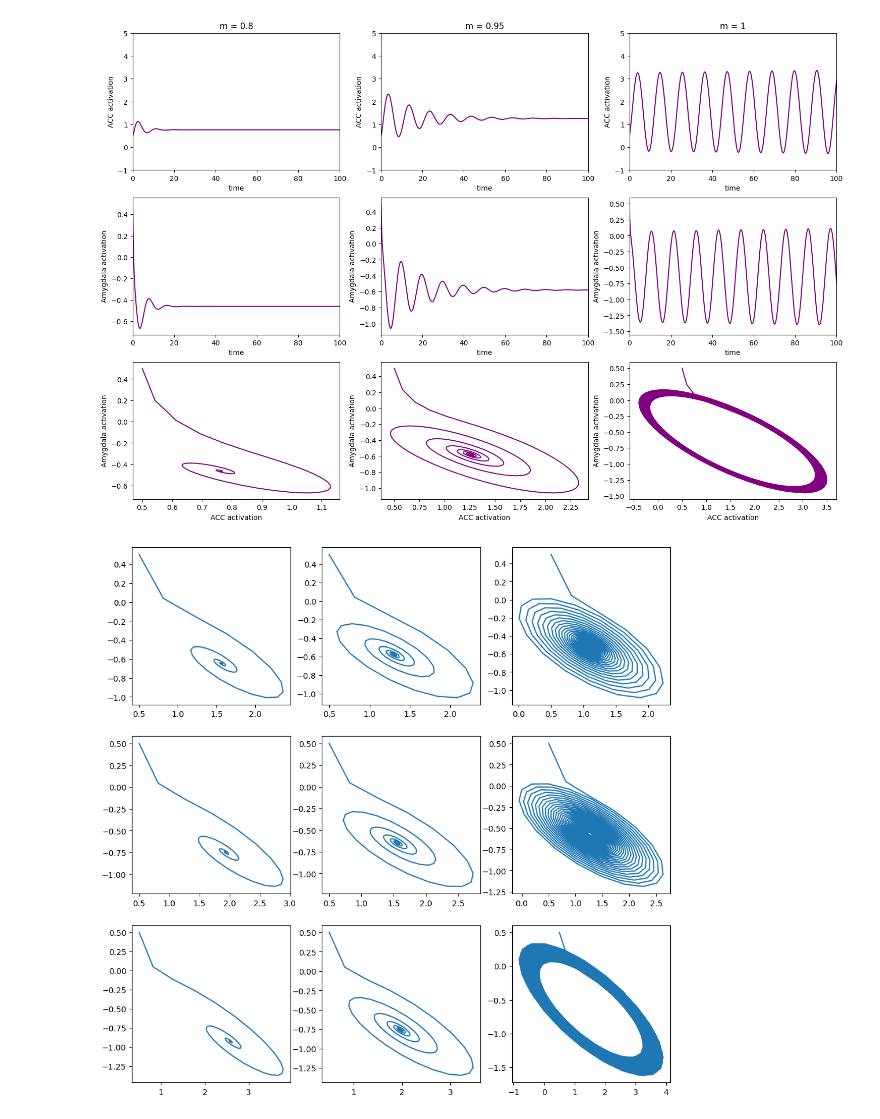
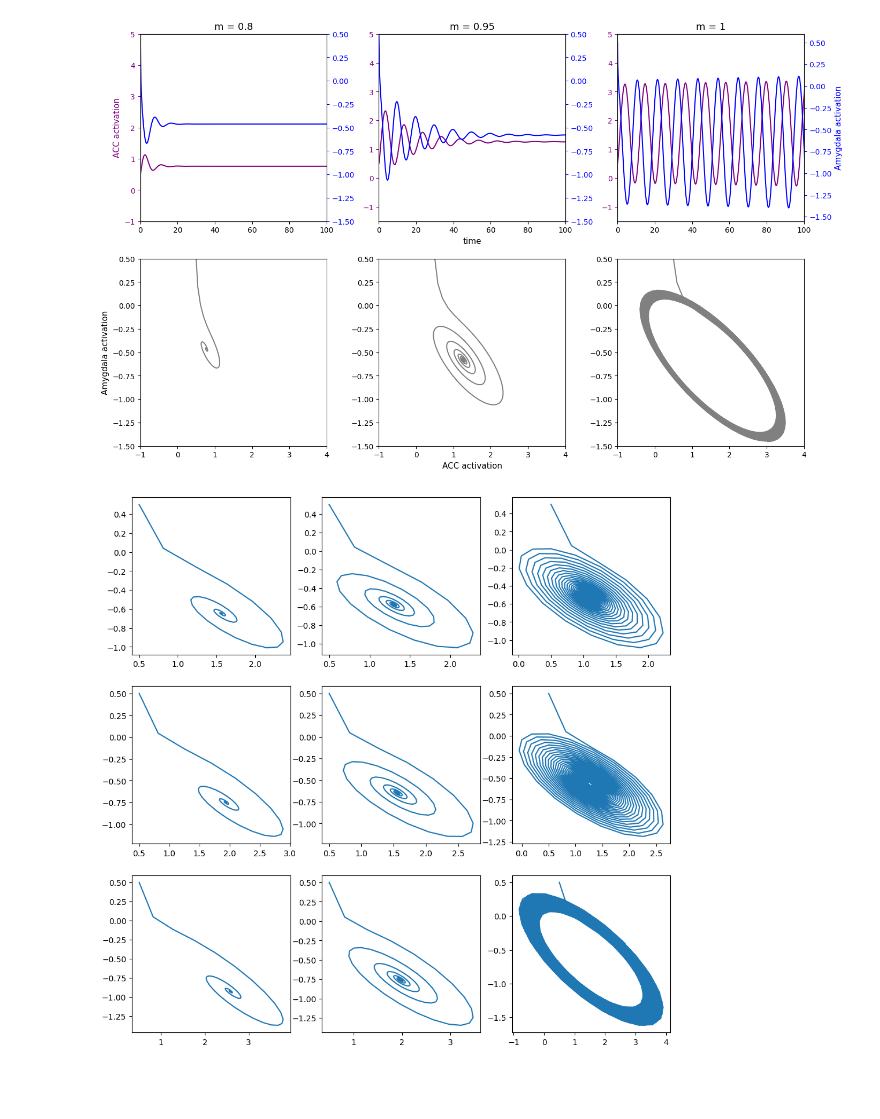
Before and after one commit to emilyrdavies/BSCI435-Final, a Jupyter notebook: code.ipynb, the cells around one changed output. Cells and saved outputs as stored; diff of their text form; code cells hidden in the pictures; blank space fills up the shorter version.

```diff
--- a/code.ipynb
+++ b/code.ipynb
@@ -63,72 +63,84 @@ pars['b2'] = 1.2
 x = (0.5, 0.5, 0.5, 0.5, 0.5, 0.5)
 t = np.linspace(0, 200, 1000)
 
-fig, axes = plt.subplots(3, 3, figsize=(18,12))
+fig, axes = plt.subplots(2, 3, figsize=(16,10))
 axes = axes.flatten()
+fig.subplots_adjust(wspace=0.28)
 
 pars['m'] = 0.8
 data = integrate.odeint(network, x, t, args=(pars,))
-axes[0].set_title("m = 0.8")
+axes[0].set_title("m = 0.8", fontsize=13)
 axes[0].set_xlim(0,100)
 axes[0].set_ylim(-1,5)
-axes[0].set_xlabel("time")
-axes[0].set_ylabel("ACC activation")
+#axes[0].set_xlabel("time", fontsize=11)
+axes[0].set_ylabel("ACC activation", color="purple", fontsize=11)
 axes[0].plot(t, data[:,1], color="purple")
+axes0 = axes[0].twinx()
+axes0.set_ylim(-1.5,0.5)
+axes0.plot(t, data[:,2], color="blue")
+#axes0.set_ylabel("Amygdala activation", color="blue", fontsize=11)
 
-axes[3].set_xlim(0,100)
-#axes[2].set_ylim(-1,5)
-axes[3].set_xlabel("time")
-axes[3].set_ylabel("Amygdala activation")
-axes[3].plot(t, data[:,2], color="purple")
+axes[0].tick_params(axis='y', colors='purple')
+axes0.tick_params(axis='y', colors='blue')
 
-axes[6].plot(data[:,1], data[:,2], color="purple")
-axes[6].set_xlabel("ACC activation")
-axes[6].set_ylabel("Amygdala activation")
+axes[3].plot(data[:,1], data[:,2], color="gray")
+#axes[3].set_xlabel("ACC activation", fontsize=11)
+axes[3].set_ylabel("Amygdala activation", fontsize=11)
+axes[3].set_ylim(-1.50, 0.5)
+axes[3].set_xlim(-1, 4)
 
 pars['m'] = 0.95
 data = integrate.odeint(network, x, t, args=(pars,))
-axes[1].set_title("m = 0.95")
+axes[1].set_title("m = 0.95", fontsize=13)
 axes[1].set_xlim(0,100)
 axes[1].set_ylim(-1,5)
-axes[1].set_xlabel("time")
-axes[1].set_ylabel("ACC activation")
+axes[1].set_xlabel("time", fontsize=11)
+#axes[1].set_ylabel("ACC activation", color="purple", fontsize=11)
 axes[1].plot(t, data[:,1], color="purple")
 
-axes[4].set_xlim(0,100)
-#axes[2].set_ylim(-1,5)
-axes[4].set_xlabel("time")
-axes[4].set_ylabel("Amygdala activation")
-axes[4].plot(t, data[:,2], color="purple")
+axes1 = axes[1].twinx()
+axes1.set_ylim(-1.5,0.5)
+#axes1.set_ylabel("Amygdala activation", color="blue", fontsize=11)
+axes1.plot(t, data[:,2], color="blue")
+axes[1].set_ylim(-1.5,5)
 
-axes[7].plot(data[:,1], data[:,2],color="purple")
-axes[7].set_xlabel("ACC activation")
-axes[7].set_ylabel("Amygdala activation")
+axes[1].tick_params(axis='y', colors='purple')
+axes1.tick_params(axis='y', colors='blue')
+
+axes[4].plot(data[:,1], data[:,2],color="gray")
+axes[4].set_xlabel("ACC activation", fontsize=11)
+#axes[4].set_ylabel("Amygdala activation", fontsize=11)
+axes[4].set_ylim(-1.50, 0.5)
+axes[4].set_xlim(-1, 4)
 
 pars['m'] = 1
 data = integrate.odeint(network, x, t, args=(pars,))
-axes[2].set_title("m = 1")
+axes[2].set_title("m = 1", fontsize=13)
 axes[2].set_xlim(0,100)
-axes[2].set_ylim(-1,5)
-axes[2].set_xlabel("time")
-axes[2].set_ylabel("ACC activation")
+axes2.set_ylim(-1.5,0.5)
+#axes[2].set_xlabel("time", fontsize=11)
+#axes[2].set_ylabel("ACC activation", color="purple", fontsize=11)
 axes[2].plot(t, data[:,1], color="purple")
+axes[2].set_ylim(-1.5,5)
+axes2 = axes[2].twinx()
+axes2.plot(t, data[:,2],color="blue")
+axes2.set_ylabel("Amygdala activation", color="blue", fontsize=11)
 
-axes[5].set_xlim(0,100)
-#axes[3].set_ylim(-1,5)
-axes[5].plot(t, data[:,2],color="purple")
-axes[5].set_xlabel("time")
-axes[5].set_ylabel("Amygdala activation")
+axes[2].tick_params(axis='y', colors='purple')
+axes2.tick_params(axis='y', colors='blue')
 
-axes[8].plot(data[:,1], data[:,2], color="purple")
-axes[8].set_xlabel("ACC activation")
-axes[8].set_ylabel("Amygdala activation")
+axes[5].plot(data[:,1], data[:,2], color="gray")
+axes[5].set_ylim(-1.50, 0.5)
+axes[5].set_xlim(-1, 4)
+#axes[5].set_xlabel("ACC activation", fontsize=11)
+#axes[5].set_ylabel("Amygdala activation", fontsize=11)
 
 
 fig.savefig("alt_ms.png", dpi=300, bbox_inches='tight')
 
 #h
 # %% [output]
-[figure, old version]
+[figure, new version]
 # %%
 # REPRODUCING FIG 2
 from scipy import integrate
```
Also changed, not shown: 1 other file.
